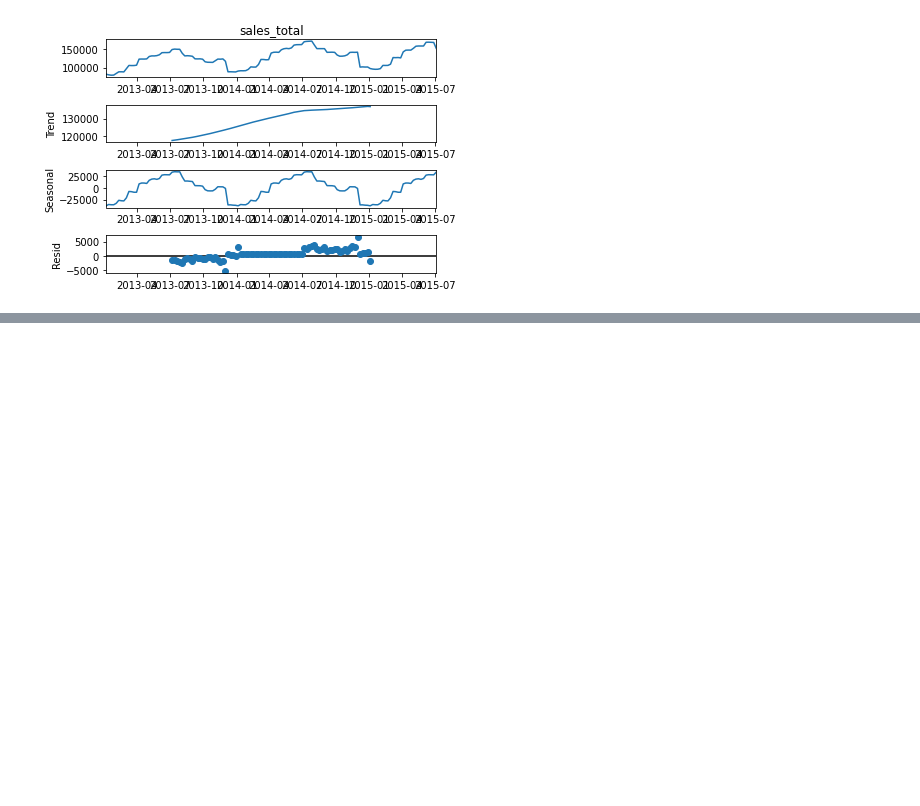
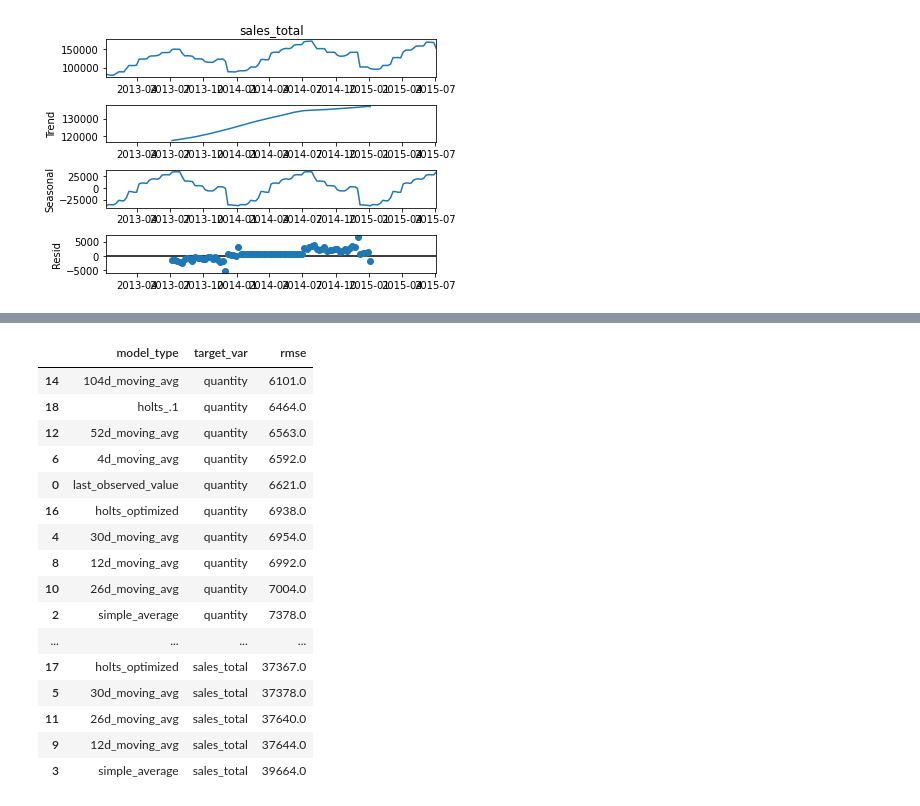
Before and after one commit to MainaliB/time-series-exercises, a Jupyter notebook: time-series-modeling.ipynb, the cells around one changed output, grey strips where cells are left out. Saved outputs shown, nothing was run; the diff lists cells and outputs as text; code cells hidden in the pictures; blank space fills up the shorter version.

```diff
--- a/time-series-modeling.ipynb
+++ b/time-series-modeling.ipynb
@@ -467,0 +530,23 @@ sales_total
+# %%
+for col in train.columns:
+    eval_df = append_eval_df(model_type = 'holts_.1',
+                            target_var = col)
+eval_df.sort_values(by='rmse')
+# %% [output]
+|  | model_type | target_var | rmse |
+| 14 | 104d_moving_avg | quantity | 6101.0 |
+| 18 | holts_.1 | quantity | 6464.0 |
+| 12 | 52d_moving_avg | quantity | 6563.0 |
+| 6 | 4d_moving_avg | quantity | 6592.0 |
+| 0 | last_observed_value | quantity | 6621.0 |
+| 16 | holts_optimized | quantity | 6938.0 |
+| 4 | 30d_moving_avg | quantity | 6954.0 |
+| 8 | 12d_moving_avg | quantity | 6992.0 |
+| 10 | 26d_moving_avg | quantity | 7004.0 |
+| 2 | simple_average | quantity | 7378.0 |
+| ... | ... | ... | ... |
+| 17 | holts_optimized | sales_total | 37367.0 |
+| 5 | 30d_moving_avg | sales_total | 37378.0 |
+| 11 | 26d_moving_avg | sales_total | 37640.0 |
+| 9 | 12d_moving_avg | sales_total | 37644.0 |
+| 3 | simple_average | sales_total | 39664.0 |
```
Also changed, not shown: parts of 17 cells of this notebook.
